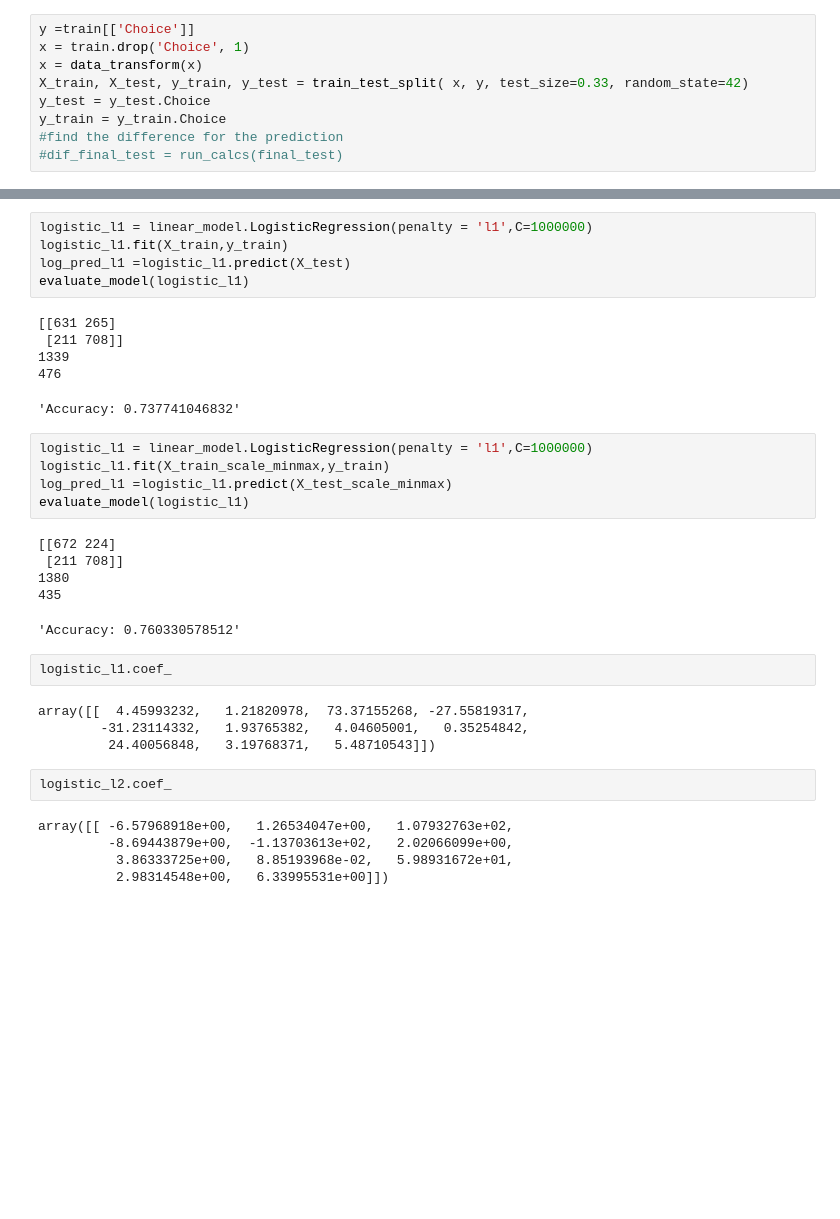
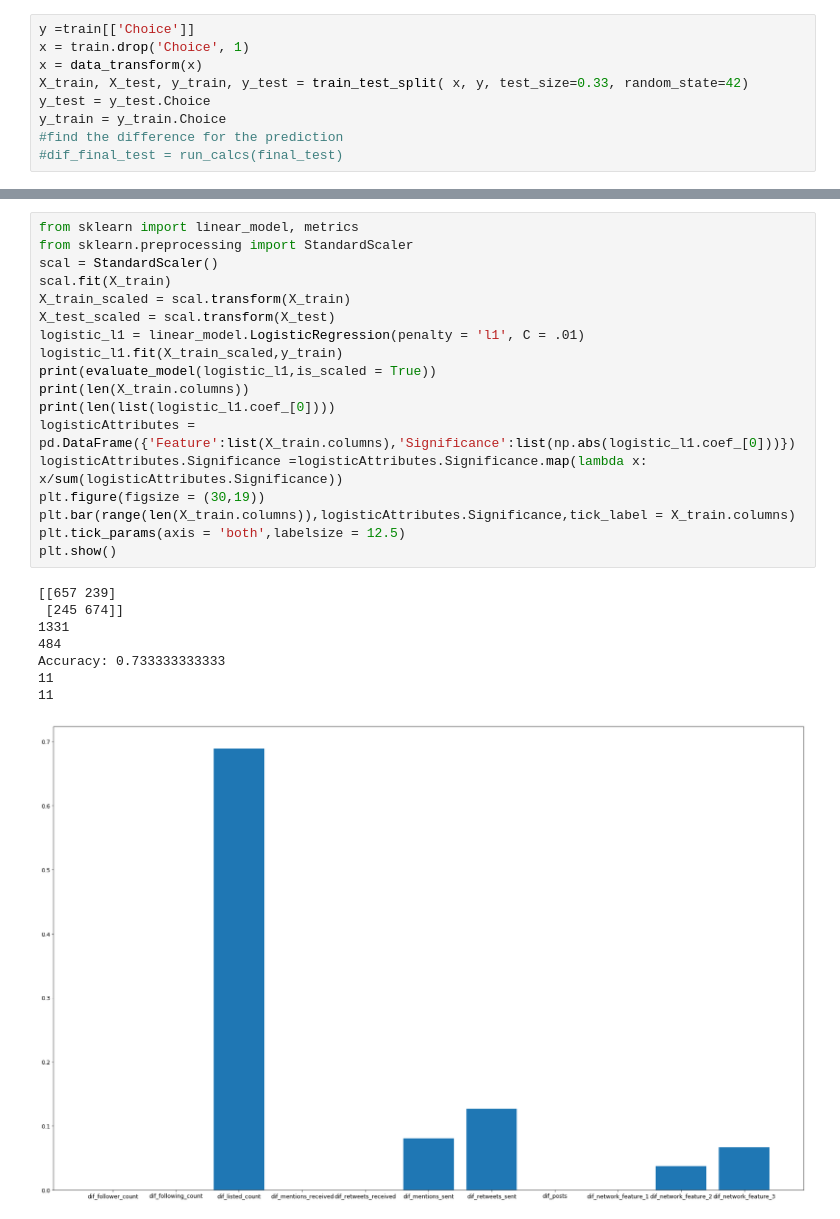
Before and after one commit to JakeTheWise/socialitics, a Jupyter notebook: proj1/q1/q1.ipynb, the cells around one changed output, grey strips where cells are left out. Saved outputs shown, nothing was run; the diff lists cells and outputs as text; blank space fills up the shorter version.

```diff
--- a/proj1/q1/q1.ipynb
+++ b/proj1/q1/q1.ipynb
@@ -170,36 +106,28 @@ evaluate_model(logistic_l2)
-# %%
-logistic_l1 = linear_model.LogisticRegression(penalty = 'l1',C=1000000)
-logistic_l1.fit(X_train,y_train)
-log_pred_l1 =logistic_l1.predict(X_test)
-evaluate_model(logistic_l1)
-# %% [output]
-[[631 265]
- [211 708]]
-1339
-476
-'Accuracy: 0.737741046832'
-# %%
-logistic_l1 = linear_model.LogisticRegression(penalty = 'l1',C=1000000)
-logistic_l1.fit(X_train_scale_minmax,y_train)
-log_pred_l1 =logistic_l1.predict(X_test_scale_minmax)
-evaluate_model(logistic_l1)
-# %% [output]
-[[672 224]
- [211 708]]
-1380
-435
-'Accuracy: 0.760330578512'
-# %%
-logistic_l1.coef_
-# %% [output]
-array([[  4.45993232,   1.21820978,  73.37155268, -27.55819317,
-        -31.23114332,   1.93765382,   4.04605001,   0.35254842,
-         24.40056848,   3.19768371,   5.48710543]])
-# %%
-logistic_l2.coef_
-# %% [output]
-array([[ -6.57968918e+00,   1.26534047e+00,   1.07932763e+02,
-         -8.69443879e+00,  -1.13703613e+02,   2.02066099e+00,
-          3.86333725e+00,   8.85193968e-02,   5.98931672e+01,
-          2.98314548e+00,   6.33995531e+00]])
+# %%
+from sklearn import linear_model, metrics
+from sklearn.preprocessing import StandardScaler
+scal = StandardScaler()
+scal.fit(X_train)
+X_train_scaled = scal.transform(X_train)
+X_test_scaled = scal.transform(X_test)
+logistic_l1 = linear_model.LogisticRegression(penalty = 'l1', C = .01)
+logistic_l1.fit(X_train_scaled,y_train)
+print(evaluate_model(logistic_l1,is_scaled = True))
+print(len(X_train.columns))
+print(len(list(logistic_l1.coef_[0])))
+logisticAttributes = pd.DataFrame({'Feature':list(X_train.columns),'Significance':list(np.abs(logistic_l1.coef_[0]))})
+logisticAttributes.Significance =logisticAttributes.Significance.map(lambda x: x/sum(logisticAttributes.Significance))
+plt.figure(figsize = (30,19))
+plt.bar(range(len(X_train.columns)),logisticAttributes.Significance,tick_label = X_train.columns)
+plt.tick_params(axis = 'both',labelsize = 12.5)
+plt.show()
+# %% [output]
+[[657 239]
+ [245 674]]
+1331
+484
+Accuracy: 0.733333333333
+11
+11
+[figure, added]
 # %%
```
Also changed, not shown: parts of 16 cells of this notebook.
